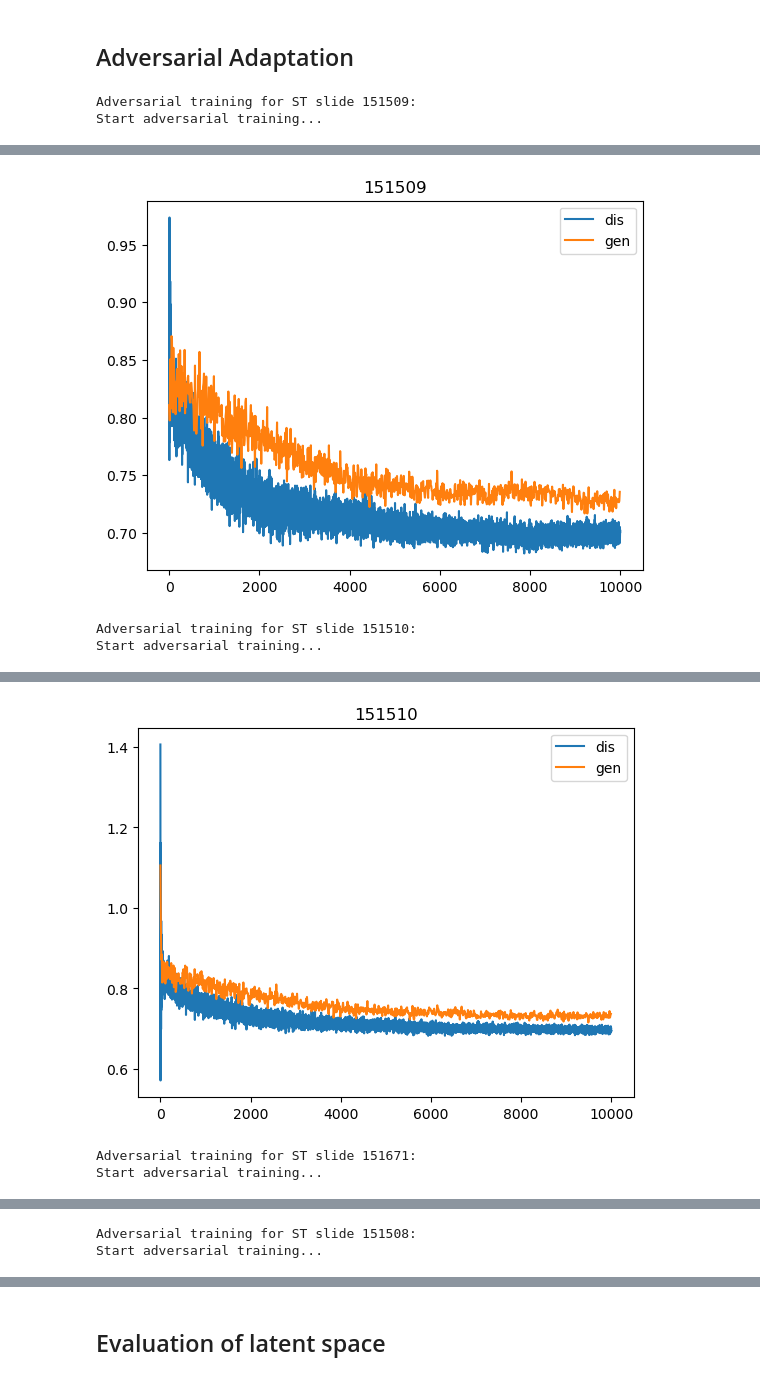
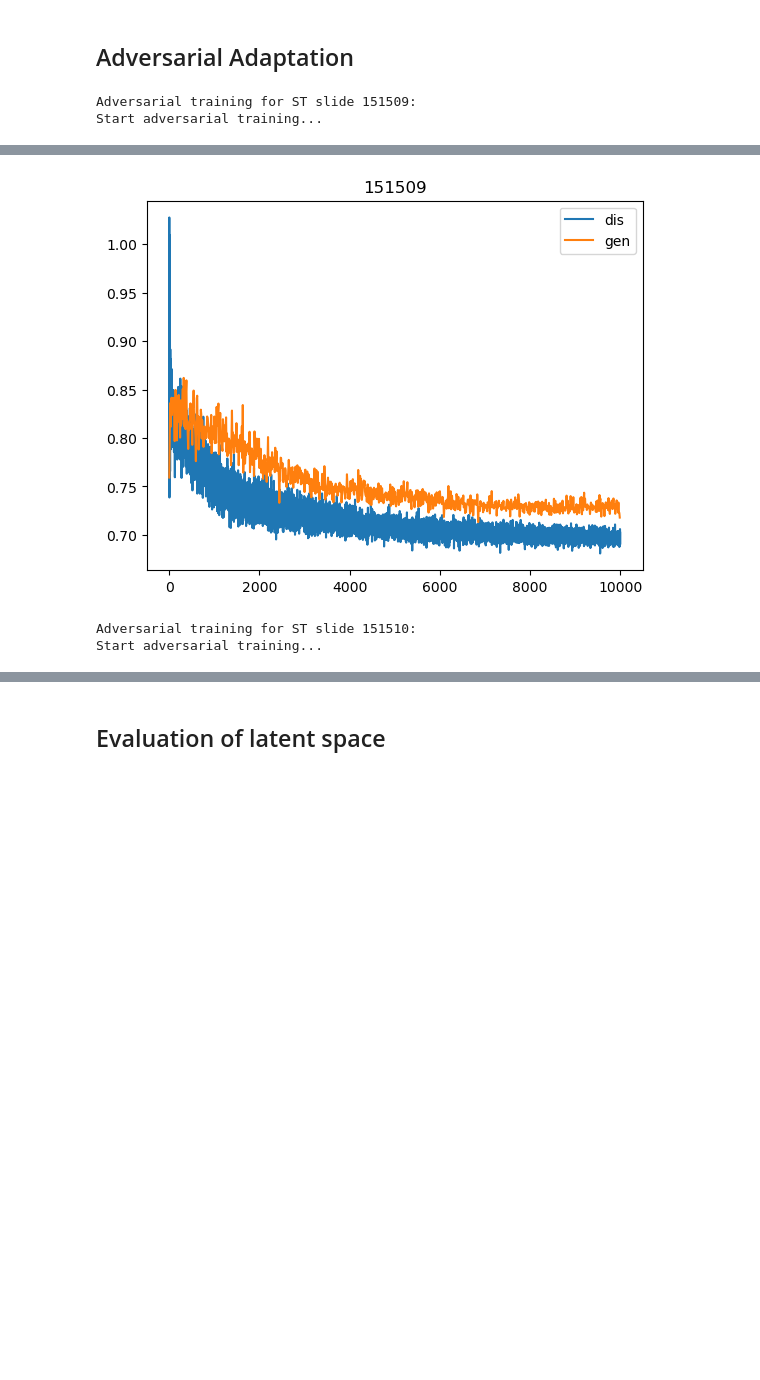
Before and after one commit to williamrobotma/AGrEDA, a Jupyter notebook: adda.ipynb, the cells around one changed output, grey strips where cells are left out. Saved outputs shown, nothing was run; the diff lists cells and outputs as text; code cells hidden in the pictures; blank space fills up the shorter version.

Commit message:
Added new autoencoders, changed data prepping to include new kinds of normalizations and splits, retrained models using new format, refactored data loading code

```diff
--- a/adda.ipynb
+++ b/adda.ipynb
@@ -203,7 +187,12 @@ else:
 # %% [markdown]
  ## Define Model
 # %%
-model = ADDAST(sc_mix_train_s.shape[1], emb_dim=64, ncls_source=lab_mix_train.shape[1], is_adda=True)
+model = ADDAST(
+    inp_dim=sc_mix_d["train"].shape[1],
+    ncls_source=lab_mix_d["train"].shape[1],
+    is_adda=True,
+    **adda_kwargs
+)
 model.apply(initialize_weights)
 model.to(device)
 # %% [output]
@@ -704,7 +717,10 @@ def train_adversarial_iters(
     model.advtraining()
 
     target_optimizer = torch.optim.Adam(
-        model.target_encoder.parameters(), lr=ENC_LR, betas=(ADAM_BETA_1, 0.999), eps=1e-07
+        model.target_encoder.parameters(),
+        lr=ENC_LR,
+        betas=(ADAM_BETA_1, 0.999),
+        eps=1e-07,
     )
     dis_optimizer = torch.optim.Adam(
         model.dis.parameters(), lr=ALPHA * ENC_LR, betas=(ADAM_BETA_1, 0.999), eps=1e-07
@@ -774,7 +790,6 @@ def train_adversarial_iters(
         inner1.refresh()  # force print final state
         inner1.reset()  # reuse bar
 
-
         s_train_iter = iter(dataloader_source_train)
         t_train_iter = iter(dataloader_target_train)
         t_train_dis_iter = iter(dataloader_target_train_dis)
@@ -804,11 +819,10 @@ def train_adversarial_iters(
             # lr_history_running.append(scheduler.get_last_lr())
             dis_optimizer.zero_grad()
 
-            loss, accu = discrim_loss_accu(x_source, 'source', model)
+            loss, accu = discrim_loss_accu(x_source, "source", model)
             loss_running.append(loss.item())
             accu_running.append(accu)
             mean_weights.append(len(x_source))
-
 
             # scaler.scale(loss).backward()
             # scaler.step(optimizer)
@@ -819,11 +833,10 @@ def train_adversarial_iters(
 
             dis_optimizer.zero_grad()
 
-            loss, accu = discrim_loss_accu(x_target,'target', model)
+            loss, accu = discrim_loss_accu(x_target, "target", model)
             loss_running.append(loss.item())
             accu_running.append(accu)
             mean_weights.append(len(x_target))
-
 
             # scaler.scale(loss).backward()
             # scaler.step(optimizer)
@@ -942,20 +955,20 @@ if TRAIN_USING_ALL_ST_SAMPLES:
     save_folder = advtrain_folder
 
     best_checkpoint = torch.load(os.path.join(pretrain_folder, f"final_model.pth"))
-    model = best_checkpoint["model"]
     model = ADDAST(
-        sc_mix_train_s.shape[1],
-        emb_dim=64,
-        ncls_source=lab_mix_train.shape[1],
+        sc_mix_d["train"].shape[1],
+        ncls_source=lab_mix_d["train"].shape[1],
         is_adda=True,
+        **adda_kwargs,
     )
 
-    model.init_adv()
-    model.apply(initialize_weights)
     model.source_encoder.load_state_dict(
         best_checkpoint["model"].source_encoder.state_dict()
     )
     model.clf.load_state_dict(best_checkpoint["model"].clf.state_dict())
+
+    model.init_adv()
+    model.dis.apply(initialize_weights)
     model.to(device)
 
     model.advtraining()
@@ -979,28 +992,22 @@ else:
 
         best_checkpoint = torch.load(os.path.join(pretrain_folder, f"final_model.pth"))
 
-        model = best_checkpoint["model"]
-
         model = ADDAST(
-            sc_mix_train_s.shape[1],
-            emb_dim=64,
-            ncls_source=lab_mix_train.shape[1],
+            sc_mix_d["train"].shape[1],
+            ncls_source=lab_mix_d["train"].shape[1],
             is_adda=True,
+            **adda_kwargs,
         )
 
         model.apply(initialize_weights)
-
 
         # load state dicts
         # this makes it easier, if, say, the discriminator changes
         model.source_encoder.load_state_dict(
             best_checkpoint["model"].source_encoder.state_dict()
         )
-        model.target_encoder.load_state_dict(
-            best_checkpoint["model"].source_encoder.state_dict()
-        )
+
         model.clf.load_state_dict(best_checkpoint["model"].clf.state_dict())
-
 
         model.init_adv()
         model.dis.apply(initialize_weights)
@@ -1018,7 +1025,11 @@ else:
             dataloader_target_train_dis_d[sample_id],
         )
         loss_history_gen_running = np.ravel(loss_history_gen_running)
-        x = np.arange(0, len(loss_history_gen_running)*(DIS_LOOP_FACTOR*2), DIS_LOOP_FACTOR*2)
+        x = np.arange(
+            0,
+            len(loss_history_gen_running) * (DIS_LOOP_FACTOR * 2),
+            DIS_LOOP_FACTOR * 2,
+        )
 
         plt.plot(np.ravel(loss_history_running), label="dis")
         plt.plot(x, loss_history_gen_running, label="gen")
@@ -1048,3 +1059,3 @@ epoch: 199 gen train loss: 0.729165 dis train loss: 0.698252 dis train accu: 0.4
-[figure, old version]
+[figure, new version]
 Adversarial training for ST slide 151510:
 Start adversarial training...
@@ -1068,3 +1078,0 @@ epoch: 199 gen train loss: 0.734797 dis train loss: 0.697215 dis train accu: 0.5
-[figure, removed]
-Adversarial training for ST slide 151671:
-Start adversarial training...
@@ -1089,2 +1078,0 @@ epoch: 199 gen train loss: 0.729834 dis train loss: 0.699278 dis train accu: 0.5
-Adversarial training for ST slide 151508:
-Start adversarial training...
```
Also changed, not shown: parts of 13 cells of this notebook, 11 other files.
